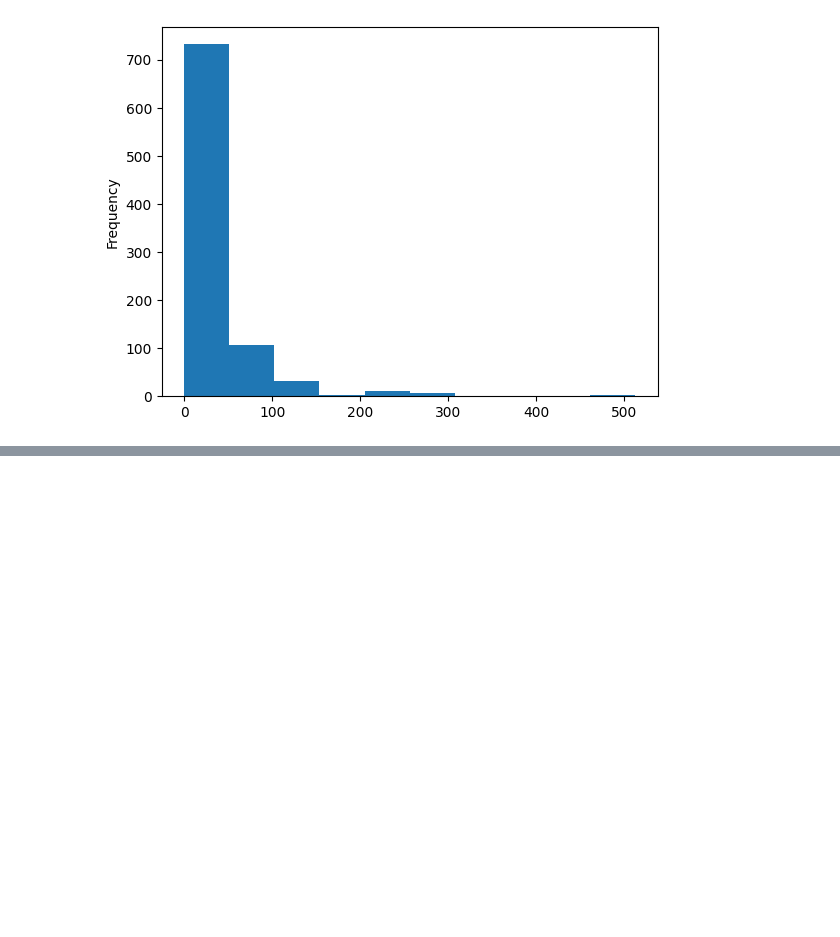
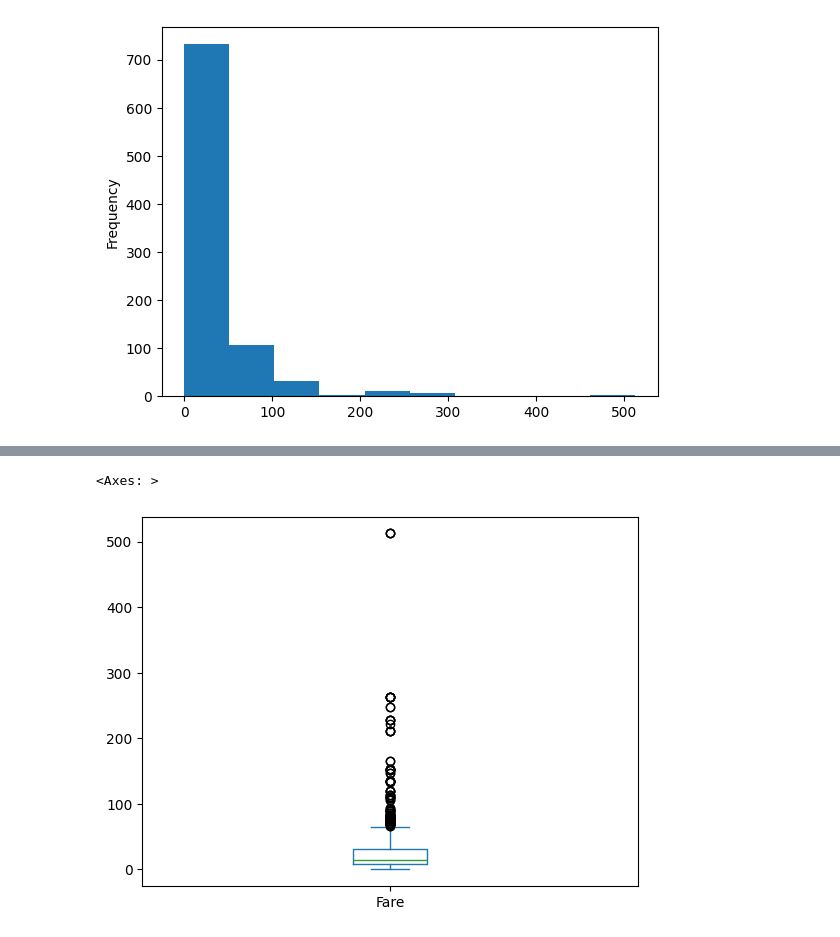
Before and after one commit to GitTanish/DataAnalysis, a Jupyter notebook: eda1.ipynb, the cells around one changed output, grey strips where cells are left out. Saved outputs shown, nothing was run; the diff lists cells and outputs as text; code cells hidden in the pictures; blank space fills up the shorter version.

```diff
--- a/eda1.ipynb
+++ b/eda1.ipynb
@@ -147,0 +159,5 @@ df['Fare'].plot(kind='hist')
+# %%
+df['Fare'].plot(kind='box')
+# %% [output]
+<Axes: >
+[figure, added]
```
Also changed, not shown: parts of 5 cells of this notebook.
